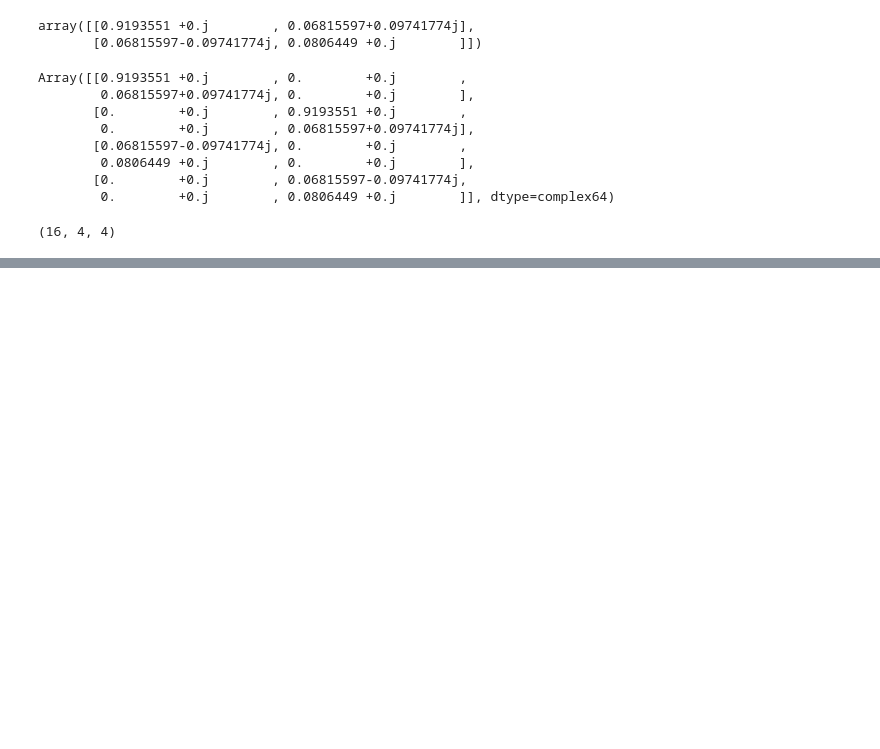
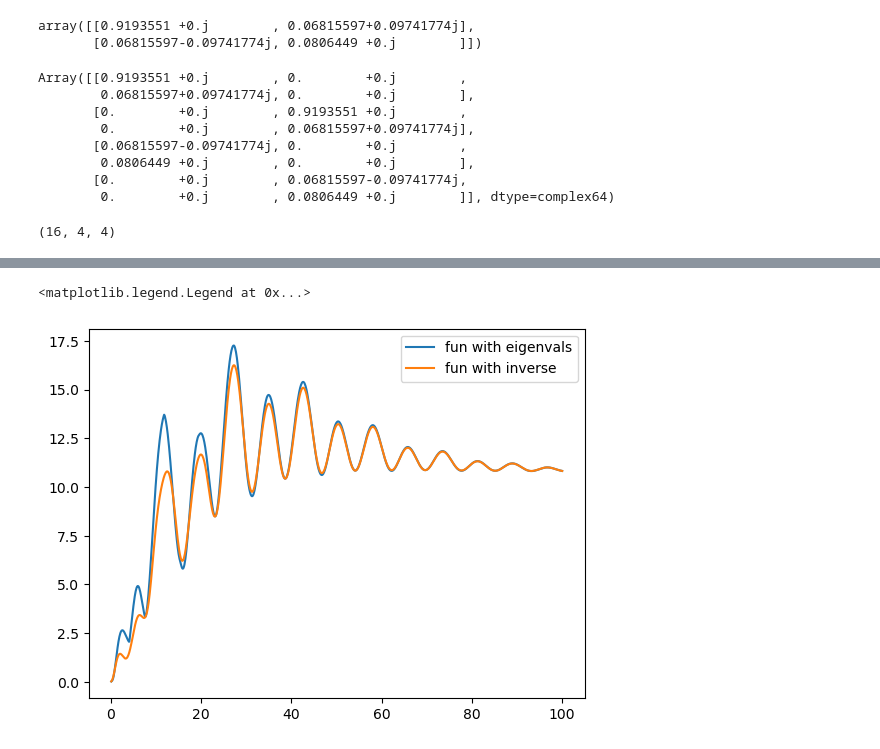
Before and after one commit to Rumoa/qll_qdots, a Jupyter notebook: model_writing.ipynb, the cells around one changed output, grey strips where cells are left out. Saved outputs shown, nothing was run; the diff lists cells and outputs as text; code cells hidden in the pictures; blank space fills up the shorter version.

```diff
--- a/model_writing.ipynb
+++ b/model_writing.ipynb
@@ -330,0 +678,37 @@ initial_state = m.vec(qt.ket2dm(qt.basis(2, 0)).full())
+# %%
+def aux_qfim(t):
+    evolved_state = m.evolve_initial_state_liouvillian(
+        t, m.make_liouvillian(true_pars), initial_state
+    )
+
+    eigvals, eigvecs = jnp.linalg.eigh(evolved_state.reshape(2, 2))
+
+    partial_rhoi_parameterj = jax.jacobian(
+        lambda particle: m.evolve_initial_state_liouvillian(
+            t, m.make_liouvillian(particle), initial_state
+        ),
+        holomorphic=True,
+    )(true_pars.astype(jnp.complex64))
+
+    eigvecs
+
+    suma = 0
+    for i in range(2):
+        for j in range(2):
+            braket = jnp.dot(
+                vec(dag(jnp.outer(eigvecs[i], eigvecs[j]))),
+                partial_rhoi_parameterj[:, 2],
+            )
+            value = braket * jnp.conjugate(braket)
+
+            suma = (
+                suma + value * 4 * eigvals[i] / (eigvals[i] + eigvals[j]) ** 2
+            )
+    return suma
+# %%
+plt.plot(times, jax.vmap(aux_qfim)(times), label="fun with eigenvals")
+plt.plot(times, jax.vmap(aux_qfim_2)(times)[:, 2, 2], label="fun with inverse")
+plt.legend()
+# %% [output]
+<matplotlib.legend.Legend at 0x...>
+[figure, added]
```
Also changed, not shown: parts of 14 cells of this notebook.
